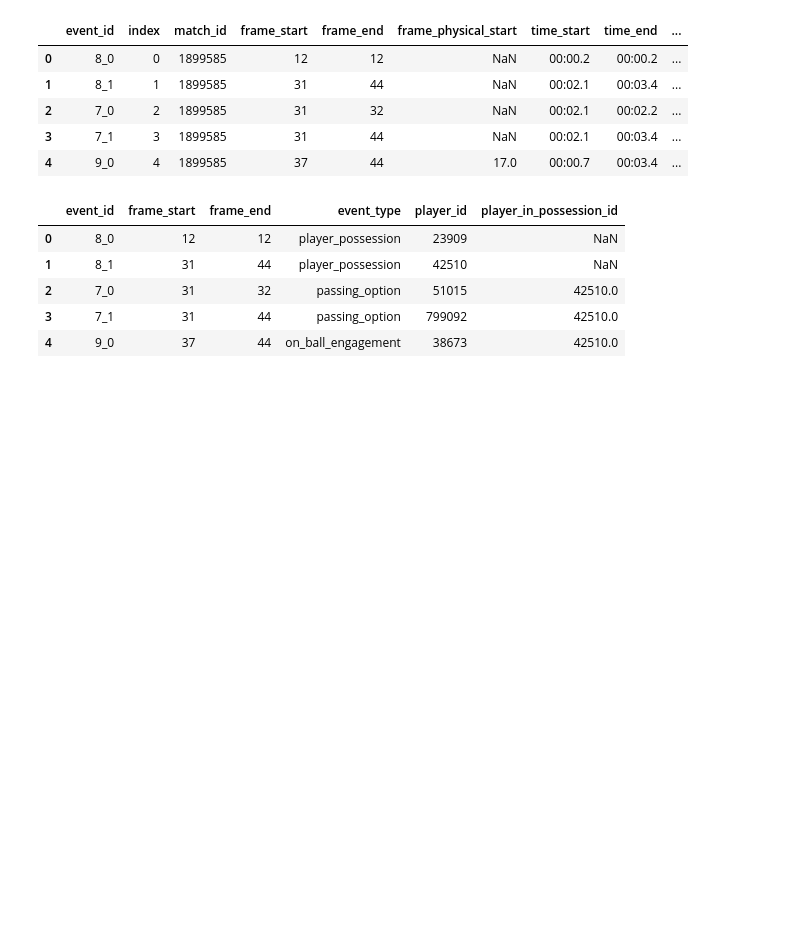
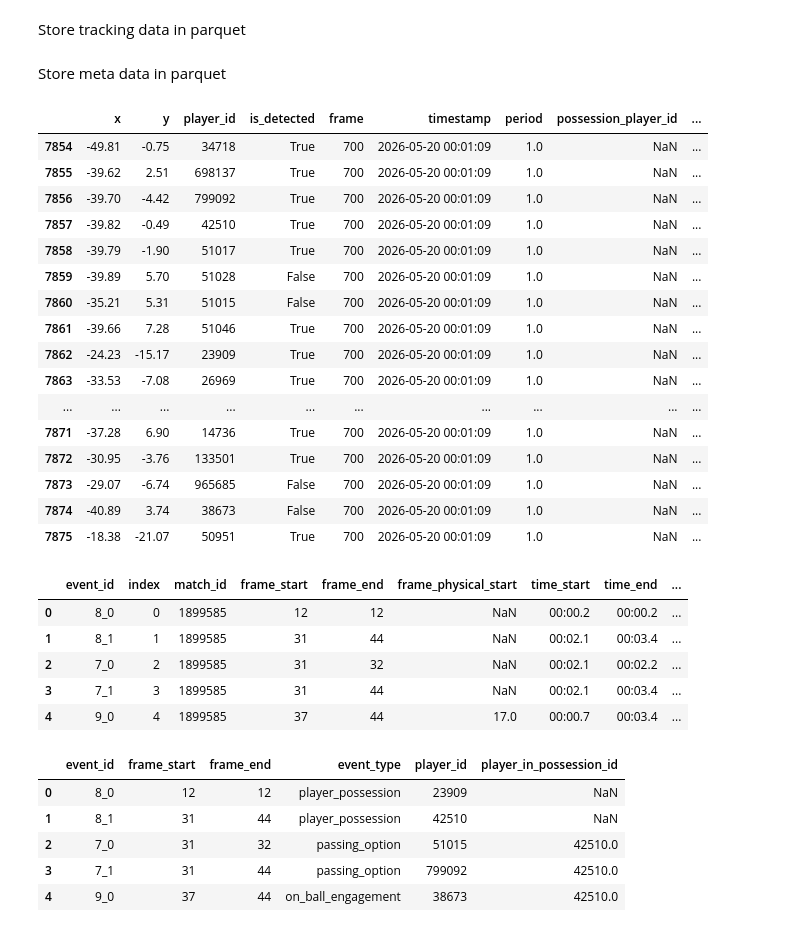
Before and after one commit to MihirT906/PlayTactix, a Jupyter notebook: backend/services/test_data_ingestion.ipynb, the cells around one changed output. Saved outputs shown, nothing was run; the diff lists cells and outputs as text; code cells hidden in the pictures; blank space fills up the shorter version.

```diff
--- a/backend/services/test_data_ingestion.ipynb
+++ b/backend/services/test_data_ingestion.ipynb
@@ -48,0 +46,2 @@ See the caveats in the documentation: https://pandas.pydata.org/pandas-docs/stab
+# %% [markdown]
+Store tracking data in parquet
@@ -48,0 +54,2 @@ See the caveats in the documentation: https://pandas.pydata.org/pandas-docs/stab
+# %% [markdown]
+Store meta data in parquet
@@ -49,3 +62,23 @@ See the caveats in the documentation: https://pandas.pydata.org/pandas-docs/stab
+# %%
+silver_tracking_data[silver_tracking_data["frame"] == 700]
+# %% [output]
+|  | x | y | player_id | is_detected | frame | timestamp | period | possession_player_id | ... |
+| 7854 | -49.81 | -0.75 | 34718 | True | 700 | 2026-05-20 00:01:09 | 1.0 | NaN | ... |
+| 7855 | -39.62 | 2.51 | 698137 | True | 700 | 2026-05-20 00:01:09 | 1.0 | NaN | ... |
+| 7856 | -39.70 | -4.42 | 799092 | True | 700 | 2026-05-20 00:01:09 | 1.0 | NaN | ... |
+| 7857 | -39.82 | -0.49 | 42510 | True | 700 | 2026-05-20 00:01:09 | 1.0 | NaN | ... |
+| 7858 | -39.79 | -1.90 | 51017 | True | 700 | 2026-05-20 00:01:09 | 1.0 | NaN | ... |
+| 7859 | -39.89 | 5.70 | 51028 | False | 700 | 2026-05-20 00:01:09 | 1.0 | NaN | ... |
+| 7860 | -35.21 | 5.31 | 51015 | False | 700 | 2026-05-20 00:01:09 | 1.0 | NaN | ... |
+| 7861 | -39.66 | 7.28 | 51046 | True | 700 | 2026-05-20 00:01:09 | 1.0 | NaN | ... |
+| 7862 | -24.23 | -15.17 | 23909 | True | 700 | 2026-05-20 00:01:09 | 1.0 | NaN | ... |
+| 7863 | -33.53 | -7.08 | 26969 | True | 700 | 2026-05-20 00:01:09 | 1.0 | NaN | ... |
+| ... | ... | ... | ... | ... | ... | ... | ... | ... | ... |
+| 7871 | -37.28 | 6.90 | 14736 | True | 700 | 2026-05-20 00:01:09 | 1.0 | NaN | ... |
+| 7872 | -30.95 | -3.76 | 133501 | True | 700 | 2026-05-20 00:01:09 | 1.0 | NaN | ... |
+| 7873 | -29.07 | -6.74 | 965685 | False | 700 | 2026-05-20 00:01:09 | 1.0 | NaN | ... |
+| 7874 | -40.89 | 3.74 | 38673 | False | 700 | 2026-05-20 00:01:09 | 1.0 | NaN | ... |
+| 7875 | -18.38 | -21.07 | 50951 | True | 700 | 2026-05-20 00:01:09 | 1.0 | NaN | ... |
 # %%
 pd.set_option('display.max_columns', None)
 bronze_event_data.head()
```
Also changed, not shown: parts of 3 cells of this notebook, 3 other files.
